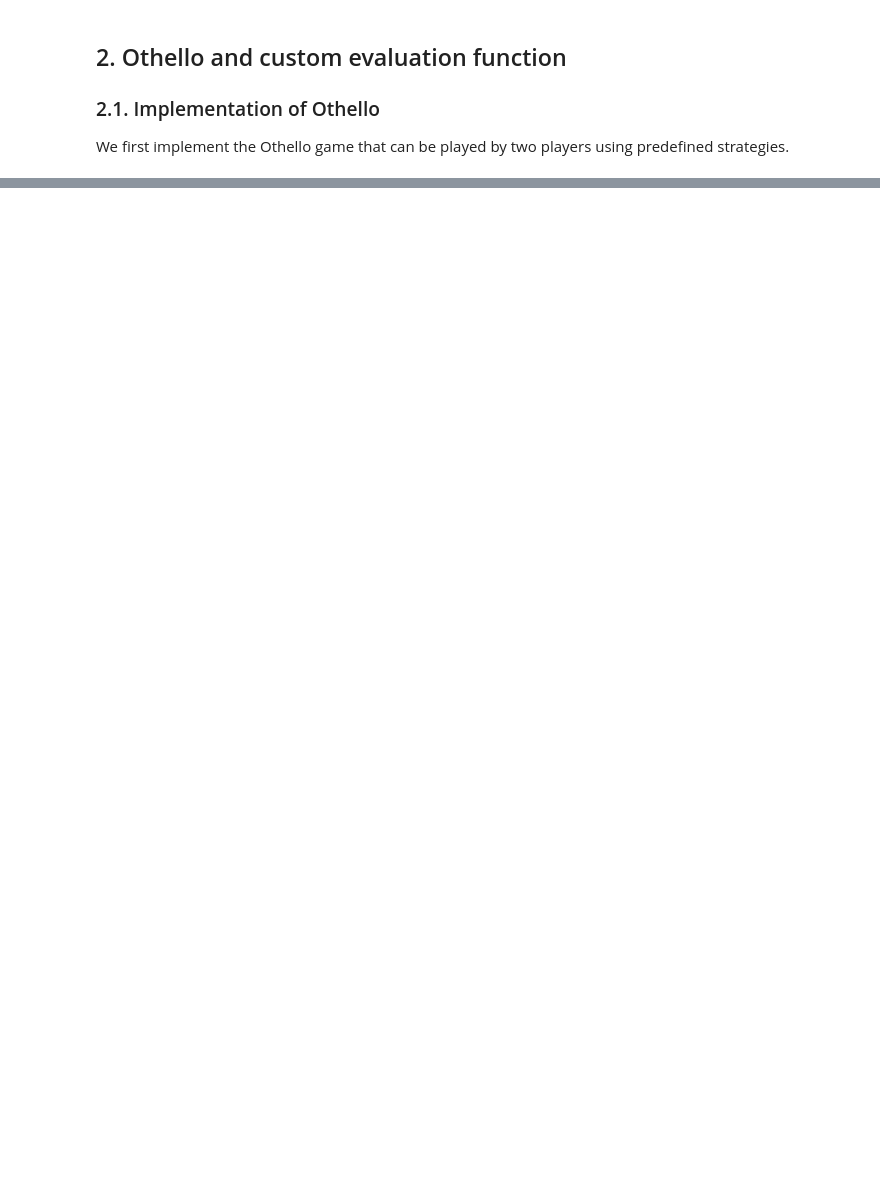
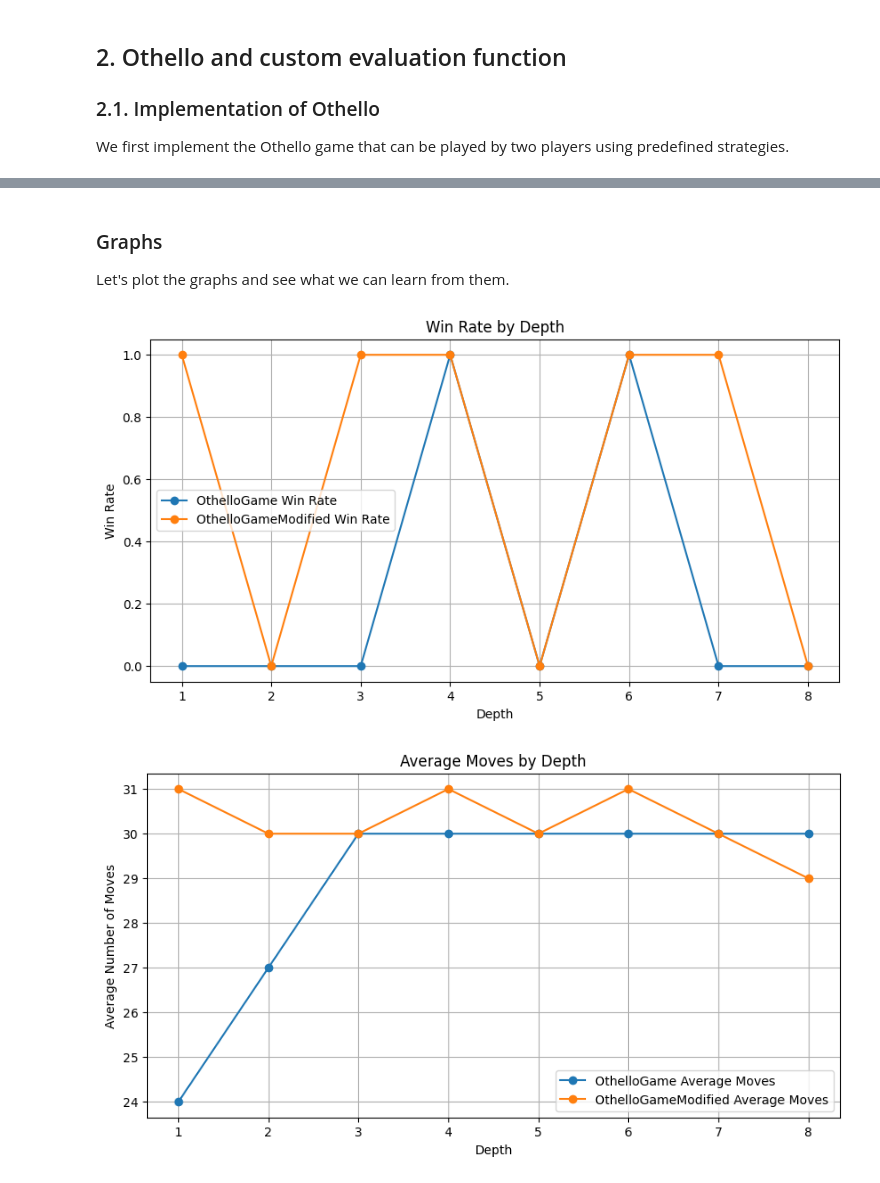
Before and after one commit to hectellian/13X005-AI, a Jupyter notebook: assignment3/results.ipynb, the cells around one changed output, grey strips where cells are left out. Drawn from its saved outputs; the diff is of its cells as text; code cells hidden in the pictures; blank space fills up the shorter version.

```diff
--- a/assignment3/results.ipynb
+++ b/assignment3/results.ipynb
@@ -169,0 +352,17 @@ We first implement the Othello game that can be played by two players using pred
+# %%
+# print the results data structure
+for key, value in results.items():
+    print(f"Depth: {key[0]}, Evaluation function: {key[1]} | Result: {value[0][0]}, Number of moves: {value[0][1]}")
+
+# OthelloGame win %
+othello_game_win = [value[0][0] for key, value in results.items() if key[1] == 'OthelloGame']
+othello_game_win = [1 if x == 1 else 0 for x in othello_game_win]
+othello_game_win = sum(othello_game_win) / len(othello_game_win)
+
+# OthelloGameModified win %
+othello_game_modified_win = [value[0][0] for key, value in results.items() if key[1] == 'OthelloGameModified']
+othello_game_modified_win = [1 if x == 1 else 0 for x in othello_game_modified_win]
+othello_game_modified_win = sum(othello_game_modified_win) / len(othello_game_modified_win)
+
+print(f"OthelloGame win %: {othello_game_win * 100}")
+print(f"OthelloGameModified win %: {othello_game_modified_win * 100}")
@@ -169,0 +388,39 @@ We first implement the Othello game that can be played by two players using pred
+# %% [markdown]
+### Graphs
+
+Let's plot the graphs and see what we can learn from them.
+# %%
+win_rates = {key: sum(1 for result in value if result[0] == 1) / len(value) for key, value in results.items()}
+average_moves = {key: sum(result[1] for result in value) / len(value) for key, value in results.items()}
+
+# Separating data for plotting
+depths = range(1, 9)
+win_rates_othello = [win_rates[(depth, 'OthelloGame')] for depth in depths]
+win_rates_othello_modified = [win_rates[(depth, 'OthelloGameModified')] for depth in depths]
+avg_moves_othello = [average_moves[(depth, 'OthelloGame')] for depth in depths]
+avg_moves_othello_modified = [average_moves[(depth, 'OthelloGameModified')] for depth in depths]
+
+# Plotting win rates
+plt.figure(figsize=(10, 5))
+plt.plot(depths, win_rates_othello, label='OthelloGame Win Rate', marker='o')
+plt.plot(depths, win_rates_othello_modified, label='OthelloGameModified Win Rate', marker='o')
+plt.xlabel('Depth')
+plt.ylabel('Win Rate')
+plt.title('Win Rate by Depth')
+plt.legend()
+plt.grid(True)
+plt.show()
+
+# Plotting average moves
+plt.figure(figsize=(10, 5))
+plt.plot(depths, avg_moves_othello, label='OthelloGame Average Moves', marker='o')
+plt.plot(depths, avg_moves_othello_modified, label='OthelloGameModified Average Moves', marker='o')
+plt.xlabel('Depth')
+plt.ylabel('Average Number of Moves')
+plt.title('Average Moves by Depth')
+plt.legend()
+plt.grid(True)
+plt.show()
+# %% [output]
+[figure, added]
+[figure, added]
```
Also changed, not shown: parts of 16 cells of this notebook, 5 other files.
